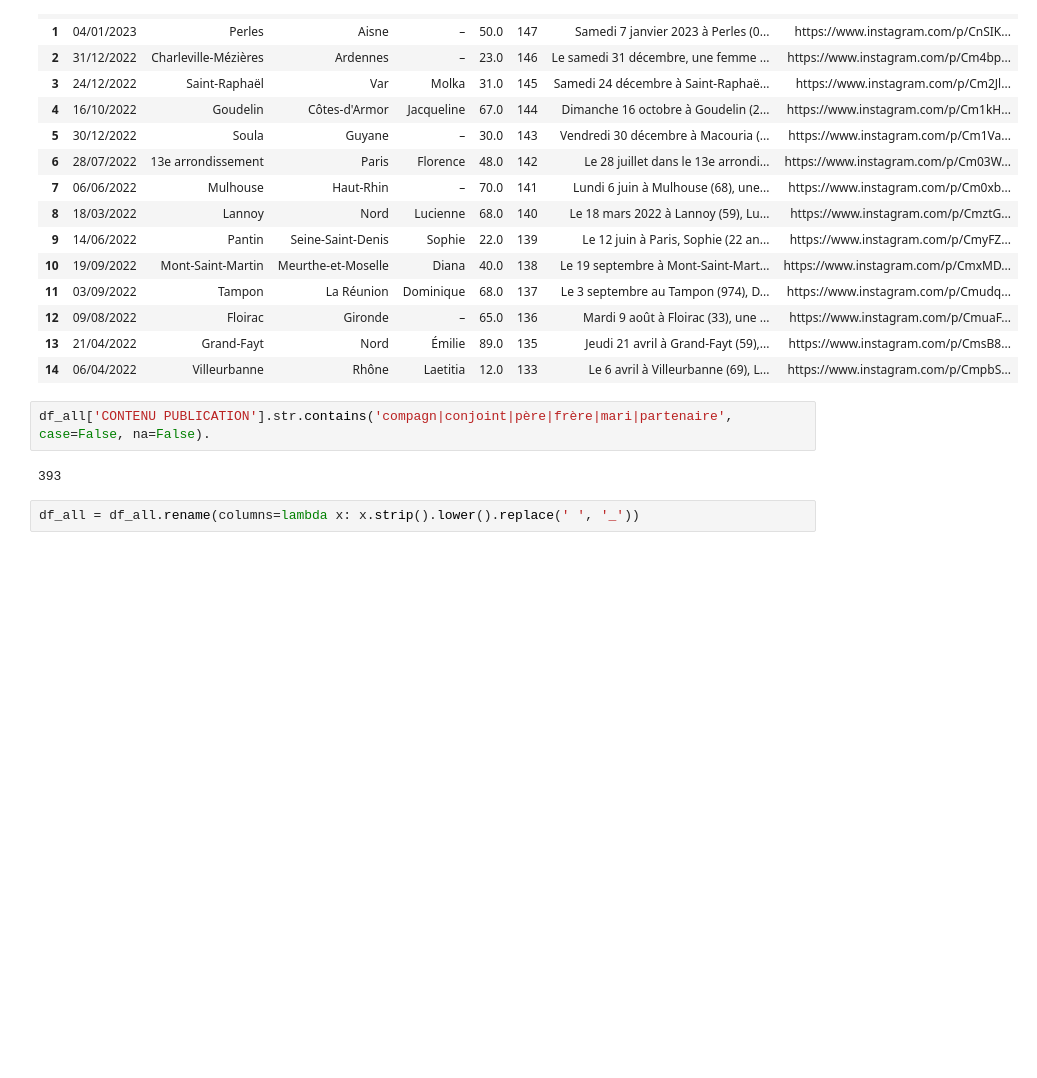
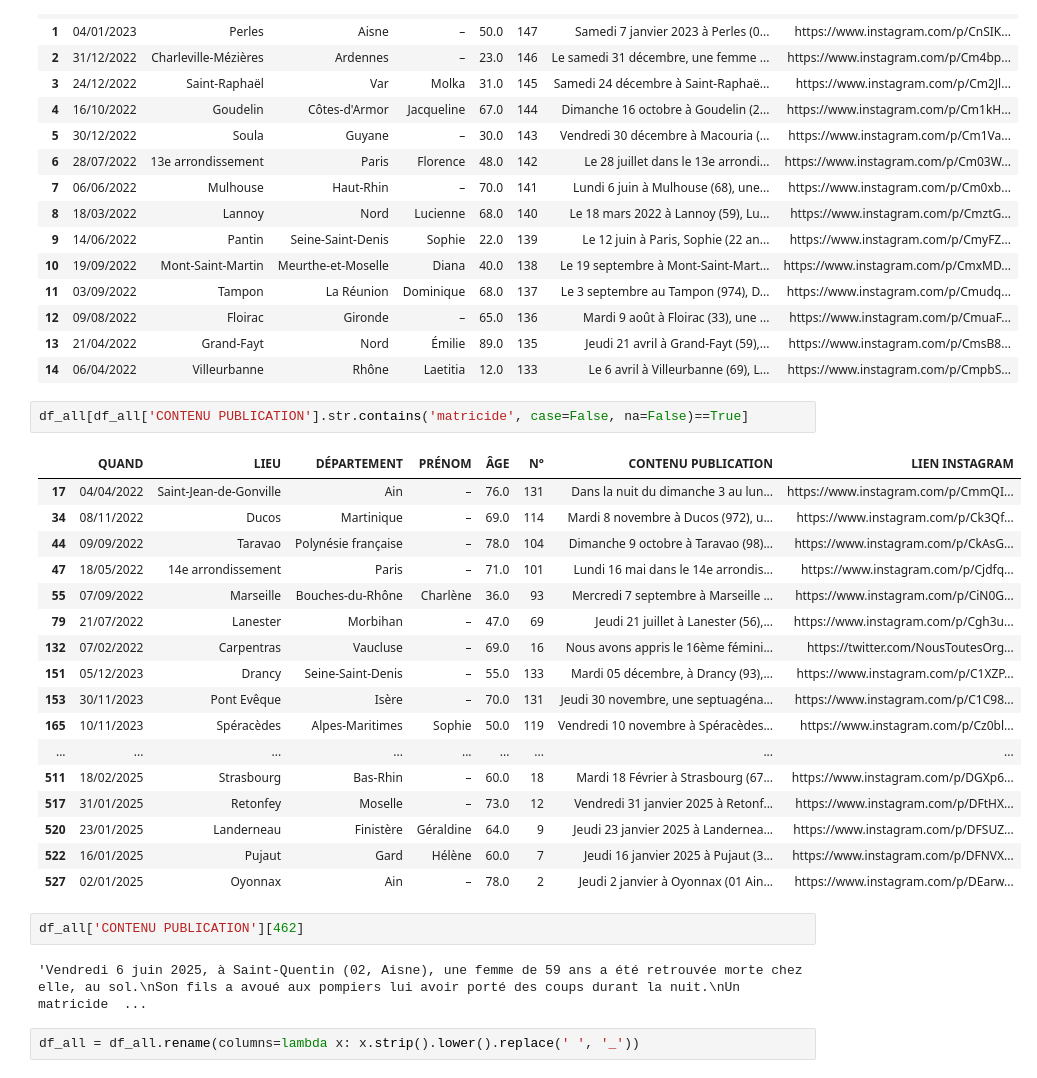
Before and after one commit to Guillaume-BR/feminicide, a Jupyter notebook: notebooks/explore.ipynb, the cells around one changed output. Drawn from its saved outputs; the diff is of its cells as text; blank space fills up the shorter version.

```diff
--- a/notebooks/explore.ipynb
+++ b/notebooks/explore.ipynb
@@ -31,9 +31,29 @@ df_all.head(15)
 | 13 | 21/04/2022 | Grand-Fayt | Nord | Émilie | 89.0 | 135 | Jeudi 21 avril à Grand-Fayt (59),... | https://www.instagram.com/p/CmsB8... |
 | 14 | 06/04/2022 | Villeurbanne | Rhône | Laetitia | 12.0 | 133 | Le 6 avril à Villeurbanne (69), L... | https://www.instagram.com/p/CmpbS... |
 # %%
-df_all['CONTENU PUBLICATION'].str.contains('compagn|conjoint|père|frère|mari|partenaire', case=False, na=False).
+df_all[df_all['CONTENU PUBLICATION'].str.contains('matricide', case=False, na=False)==True]
 # %% [output]
-393
+|  | QUAND | LIEU | DÉPARTEMENT | PRÉNOM | ÂGE | N° | CONTENU PUBLICATION | LIEN INSTAGRAM |
+| 17 | 04/04/2022 | Saint-Jean-de-Gonville | Ain | – | 76.0 | 131 | Dans la nuit du dimanche 3 au lun... | https://www.instagram.com/p/CmmQI... |
+| 34 | 08/11/2022 | Ducos | Martinique | – | 69.0 | 114 | Mardi 8 novembre à Ducos (972), u... | https://www.instagram.com/p/Ck3Qf... |
+| 44 | 09/09/2022 | Taravao | Polynésie française | – | 78.0 | 104 | Dimanche 9 octobre à Taravao (98)... | https://www.instagram.com/p/CkAsG... |
+| 47 | 18/05/2022 | 14e arrondissement | Paris | – | 71.0 | 101 | Lundi 16 mai dans le 14e arrondis... | https://www.instagram.com/p/Cjdfq... |
+| 55 | 07/09/2022 | Marseille | Bouches-du-Rhône | Charlène | 36.0 | 93 | Mercredi 7 septembre à Marseille ... | https://www.instagram.com/p/CiN0G... |
+| 79 | 21/07/2022 | Lanester | Morbihan | – | 47.0 | 69 | Jeudi 21 juillet à Lanester (56),... | https://www.instagram.com/p/Cgh3u... |
+| 132 | 07/02/2022 | Carpentras | Vaucluse | – | 69.0 | 16 | Nous avons appris le 16ème fémini... | https://twitter.com/NousToutesOrg... |
+| 151 | 05/12/2023 | Drancy | Seine-Saint-Denis | – | 55.0 | 133 | Mardi 05 décembre, à Drancy (93),... | https://www.instagram.com/p/C1XZP... |
+| 153 | 30/11/2023 | Pont Evêque | Isère | – | 70.0 | 131 | Jeudi 30 novembre, une septuagéna... | https://www.instagram.com/p/C1C98... |
+| 165 | 10/11/2023 | Spéracèdes | Alpes-Maritimes | Sophie | 50.0 | 119 | Vendredi 10 novembre à Spéracèdes... | https://www.instagram.com/p/Cz0bl... |
+| ... | ... | ... | ... | ... | ... | ... | ... | ... |
+| 511 | 18/02/2025 | Strasbourg | Bas-Rhin | – | 60.0 | 18 | Mardi 18 Février à Strasbourg (67... | https://www.instagram.com/p/DGXp6... |
+| 517 | 31/01/2025 | Retonfey | Moselle | – | 73.0 | 12 | Vendredi 31 janvier 2025 à Retonf... | https://www.instagram.com/p/DFtHX... |
+| 520 | 23/01/2025 | Landerneau | Finistère | Géraldine | 64.0 | 9 | Jeudi 23 janvier 2025 à Landernea... | https://www.instagram.com/p/DFSUZ... |
+| 522 | 16/01/2025 | Pujaut | Gard | Hélène | 60.0 | 7 | Jeudi 16 janvier 2025 à Pujaut (3... | https://www.instagram.com/p/DFNVX... |
+| 527 | 02/01/2025 | Oyonnax | Ain | – | 78.0 | 2 | Jeudi 2 janvier à Oyonnax (01 Ain... | https://www.instagram.com/p/DEarw... |
+# %%
+df_all['CONTENU PUBLICATION'][462]
+# %% [output]
+'Vendredi 6 juin 2025, à Saint-Quentin (02, Aisne), une femme de 59 ans a été retrouvée morte chez elle, au sol.\nSon fils a avoué aux pompiers lui avoir porté des coups durant la nuit.\nUn matricide  ...
 # %%
 df_all = df_all.rename(columns=lambda x: x.strip().lower().replace(' ', '_'))
 # %%
```
Also changed, not shown: 7 other files.
